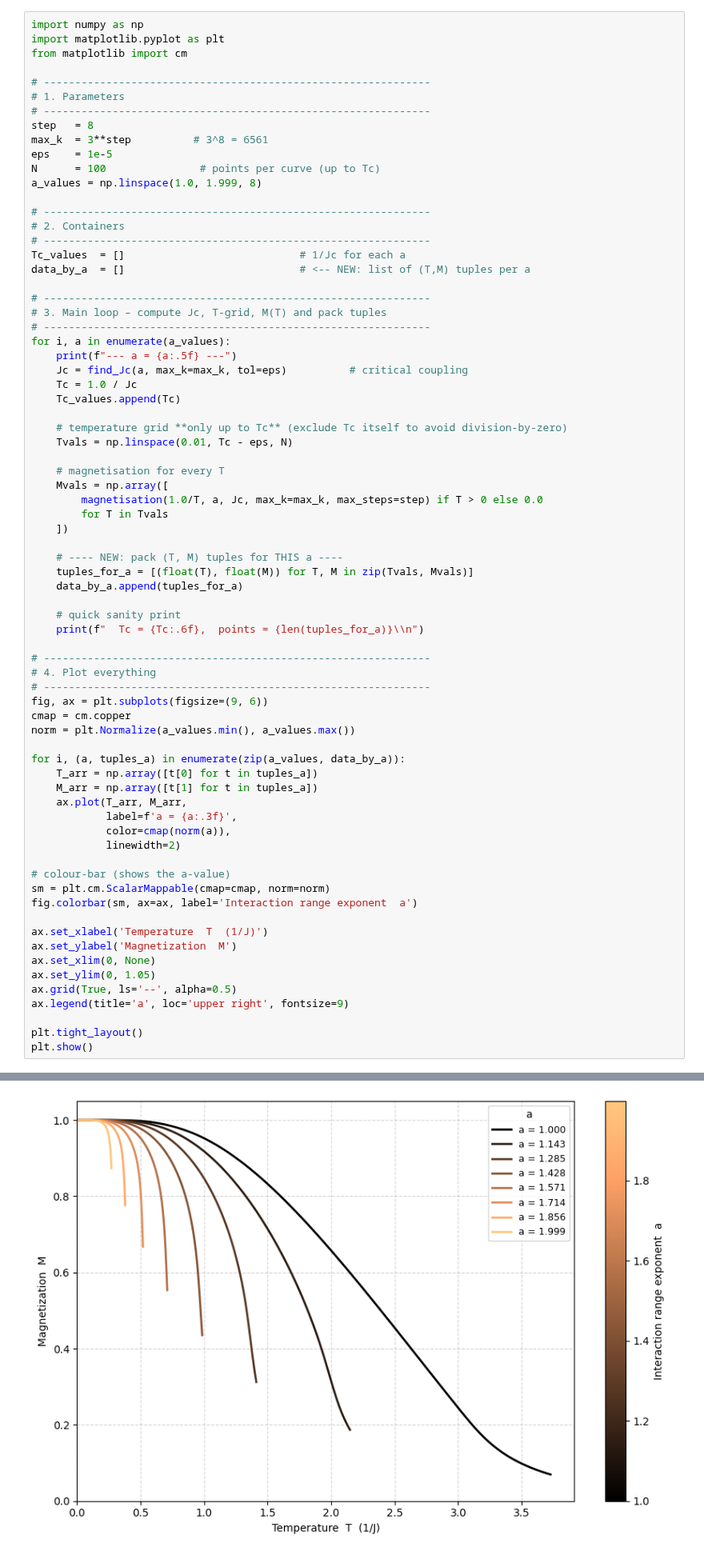
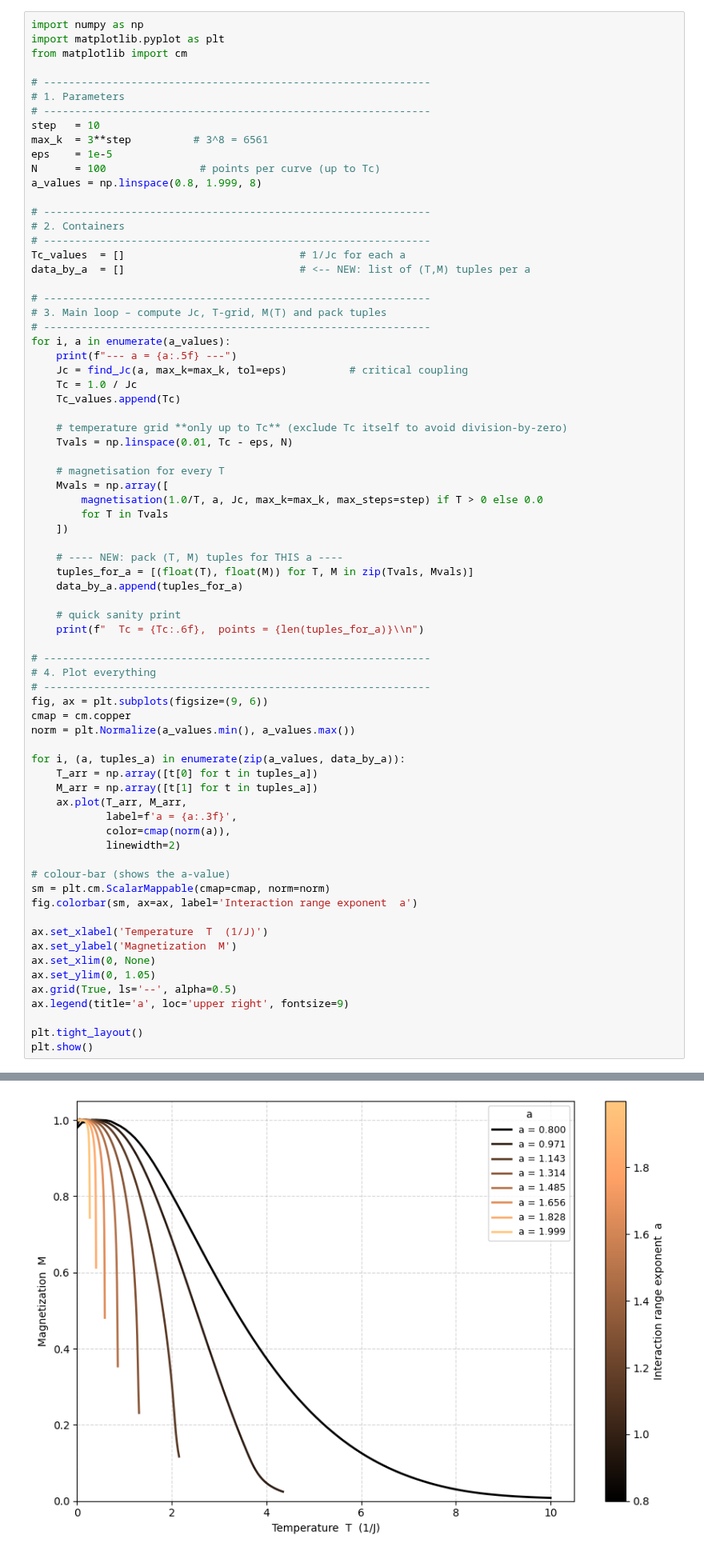
Before and after one commit to erbilcanartun/long-range-ising-chain, a Jupyter notebook: notebooks/magnetization_critical_exponents_numba.ipynb, the cells around one changed output, grey strips where cells are left out. Shown at 80% size. Saved outputs shown, nothing was run; the diff lists cells and outputs as text.

```diff
--- a/notebooks/magnetization_critical_exponents_numba.ipynb
+++ b/notebooks/magnetization_critical_exponents_numba.ipynb
@@ -479,11 +479,11 @@ from matplotlib import cm
 # --------------------------------------------------------------
 # 1. Parameters
 # --------------------------------------------------------------
-step   = 8
+step   = 10
 max_k  = 3**step          # 3^8 = 6561
 eps    = 1e-5
 N      = 100               # points per curve (up to Tc)
-a_values = np.linspace(1.0, 1.999, 8)
+a_values = np.linspace(0.8, 1.999, 8)
 
 # --------------------------------------------------------------
 # 2. Containers
@@ -564,4 +564,4 @@ plt.show()
-[figure, old version]
+[figure, new version]
 # %%
 import csv
 
```
Also changed, not shown: parts of 1 cell of this notebook, 1 other file.
